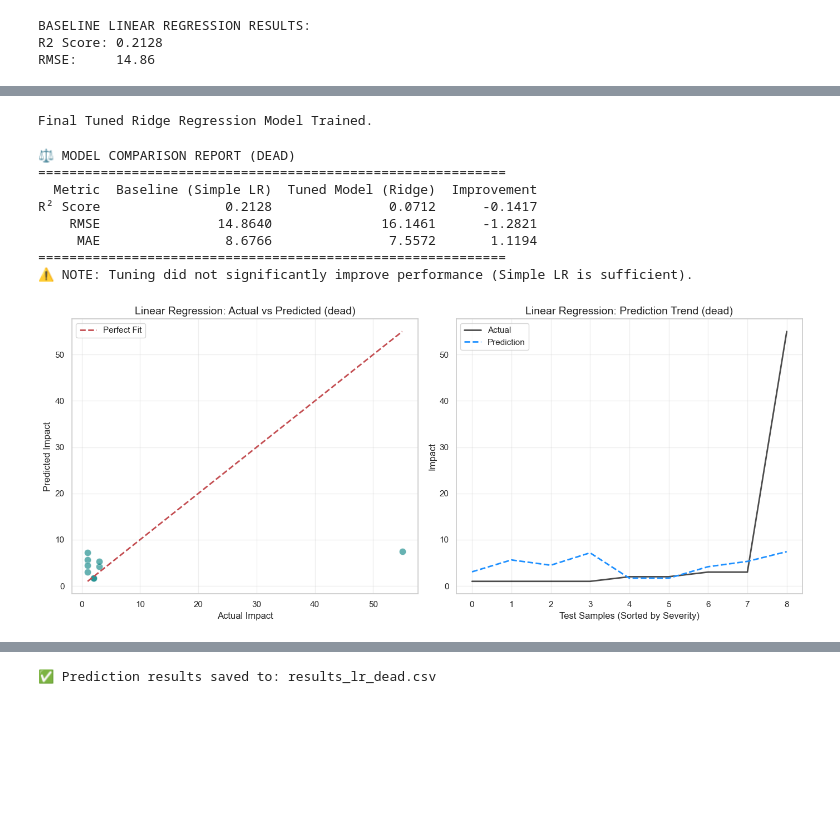
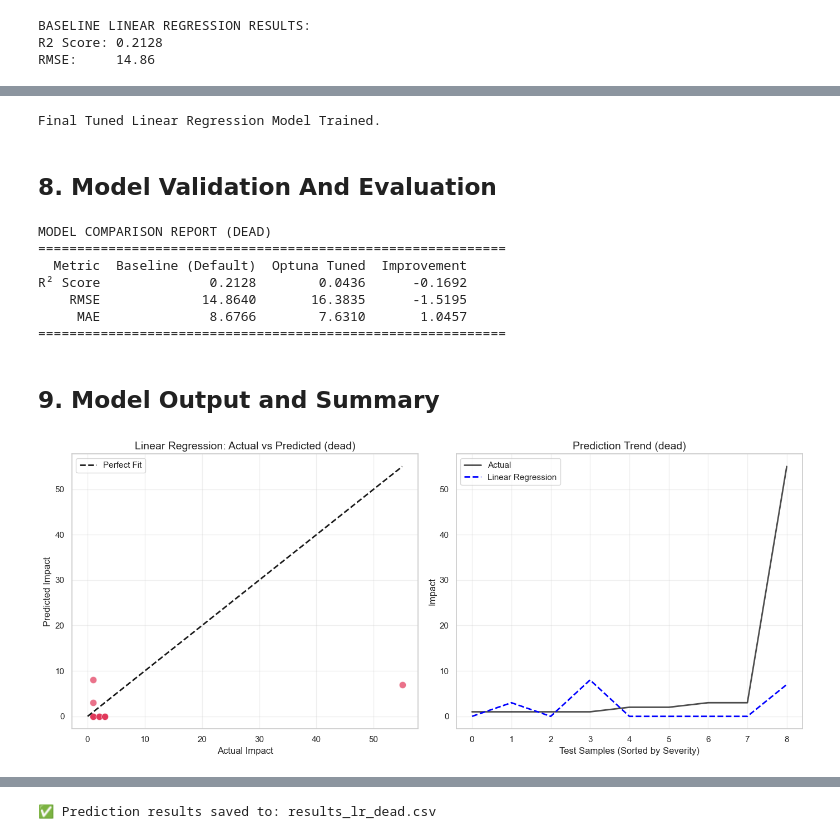
Before and after one commit to hirajya/K-Prototypes-Clustering-Algorithm-for-Post-Tropical-Cyclone-Impact-Profiling-in-the-Philippines, a Jupyter notebook: notebooks/Outcome Prediction/lr-predictions/dead/dead.ipynb, the cells around one changed output, grey strips where cells are left out. Saved outputs shown, nothing was run; the diff lists cells and outputs as text; code cells hidden in the pictures; blank space fills up the shorter version.

```diff
--- a/notebooks/Outcome Prediction/lr-predictions/dead/dead.ipynb
+++ b/notebooks/Outcome Prediction/lr-predictions/dead/dead.ipynb
@@ -10,18 +26,17 @@ import seaborn as sns
 # Machine Learning
 from sklearn.model_selection import train_test_split, cross_val_score
 from sklearn.preprocessing import StandardScaler
-from sklearn.linear_model import LinearRegression, Ridge
+from sklearn.linear_model import LinearRegression
 from sklearn.metrics import mean_absolute_error, mean_squared_error, r2_score
 
-# Optimization and Saving
+# Saving
 import optuna
 import joblib
 import warnings
 
 # Settings
 sns.set(style="whitegrid")
-optuna.logging.set_verbosity(optuna.logging.WARNING)
 warnings.filterwarnings('ignore')
 
-print("✅ Libraries imported.")
+print("Libraries imported.")
 # %% [output]
@@ -226,13 +329,15 @@ Best Alpha: 99.6414
-# %%
-# Initialize Ridge with Best Alpha
-final_model = Ridge(alpha=study.best_params['alpha'])
-
-# Train on full training data
-final_model.fit(X_train, y_train)
-
-print("Final Tuned Ridge Regression Model Trained.")
-# %% [output]
-Final Tuned Ridge Regression Model Trained.
+# %%
+# Initialize Linear Regression with Best Params
+final_model = LinearRegression(**study.best_params)
+
+# Train on full training data
+final_model.fit(X_train, y_train)
+
+print("Final Tuned Linear Regression Model Trained.")
+# %% [output]
+Final Tuned Linear Regression Model Trained.
+# %% [markdown]
+## 8. Model Validation And Evaluation
 # %%
 # --- COMPARISON: BASELINE vs TUNED MODEL ---
 # 1. Get Predictions
@@ -252,8 +357,8 @@ tuned_mae = mean_absolute_error(y_test, y_pred_tuned)
 # 4. Create Comparison Table
 comparison_df = pd.DataFrame({
     'Metric': ['R² Score', 'RMSE', 'MAE'],
-    'Baseline (Simple LR)': [base_r2, base_rmse, base_mae],
-    'Tuned Model (Ridge)': [tuned_r2, tuned_rmse, tuned_mae],
+    'Baseline (Default)': [base_r2, base_rmse, base_mae],
+    'Optuna Tuned': [tuned_r2, tuned_rmse, tuned_mae],
     'Improvement': [
         tuned_r2 - base_r2,
         base_rmse - tuned_rmse,
@@ -261,27 +366,23 @@ comparison_df = pd.DataFrame({
     ]
 })
 
-print(f"⚖️ MODEL COMPARISON REPORT ({TARGET_COLUMN.upper()})")
+print(f"MODEL COMPARISON REPORT ({TARGET_COLUMN.upper()})")
 print("=" * 60)
 print(comparison_df.to_string(index=False, float_format="%.4f"))
 print("=" * 60)
-
-if tuned_rmse < base_rmse:
-    print(f"✅ SUCCESS: Ridge Regularization improved RMSE by {base_rmse - tuned_rmse:,.2f}")
-else:
-    print(f"⚠️ NOTE: Tuning did not significantly improve performance (Simple LR is sufficient).")
 # %% [output]
-⚖️ MODEL COMPARISON REPORT (DEAD)
+MODEL COMPARISON REPORT (DEAD)
 ============================================================
-  Metric  Baseline (Simple LR)  Tuned Model (Ridge)  Improvement
-R² Score                0.2128               0.0712      -0.1417
-    RMSE               14.8640              16.1461      -1.2821
-     MAE                8.6766               7.5572       1.1194
+  Metric  Baseline (Default)  Optuna Tuned  Improvement
+R² Score              0.2128        0.0436      -0.1692
+    RMSE             14.8640       16.3835      -1.5195
+     MAE              8.6766        7.6310       1.0457
 ============================================================
-⚠️ NOTE: Tuning did not significantly improve performance (Simple LR is sufficient).
+# %% [markdown]
+## 9. Model Output and Summary
 # %%
 # --- 1. Generate Predictions ---
-y_pred_final = np.maximum(final_model.predict(X_test), 0)
+y_pred_final = np.round(np.maximum(final_model.predict(X_test), 0)).astype(int)
 
 # --- 2. Calculate Metrics ---
 r2 = r2_score(y_test, y_pred_final)
@@ -289,37 +390,37 @@ rmse = np.sqrt(mean_squared_error(y_test, y_pred_final))
 mae = mean_absolute_error(y_test, y_pred_final)
 
 # --- 3. Visualization: Actual vs Predicted ---
 plt.figure(figsize=(14, 6))
 
 # Plot A: Scatter Plot
 plt.subplot(1, 2, 1)
-sns.scatterplot(x=y_test, y=y_pred_final, alpha=0.6, s=80, color='teal')
+sns.scatterplot(x=y_test, y=y_pred_final, alpha=0.6, s=80, color='crimson')
 # Perfect fit line
 min_val = min(y_test.min(), y_pred_final.min())
 max_val = max(y_test.max(), y_pred_final.max())
-plt.plot([min_val, max_val], [min_val, max_val], 'r--', lw=2, label='Perfect Fit')
+plt.plot([min_val, max_val], [min_val, max_val], 'k--', lw=2, label='Perfect Fit')
 
 plt.title(f'Linear Regression: Actual vs Predicted ({TARGET_COLUMN})', fontsize=14)
 plt.xlabel('Actual Impact')
 plt.ylabel('Predicted Impact')
 plt.legend()
 plt.grid(True, alpha=0.3)
 
 # Plot B: Trend Line (Sorted)
 plt.subplot(1, 2, 2)
 sorted_idx = np.argsort(y_test.values)
 plt.plot(y_test.values[sorted_idx], label='Actual', color='black', linewidth=2, alpha=0.7)
-plt.plot(y_pred_final[sorted_idx], label='Prediction', color='dodgerblue', linestyle='--', linewidth=2)
+plt.plot(y_pred_final[sorted_idx], label='Linear Regression', color='blue', linestyle='--', linewidth=2)
 
-plt.title(f'Linear Regression: Prediction Trend ({TARGET_COLUMN})', fontsize=14)
+plt.title(f'Prediction Trend ({TARGET_COLUMN})', fontsize=14)
 plt.xlabel('Test Samples (Sorted by Severity)')
 plt.ylabel('Impact')
 plt.legend()
 plt.grid(True, alpha=0.3)
 
 plt.tight_layout()
 plt.show()
 # %% [output]
-[figure, old version]
+[figure, new version]
 # %%
 # --- Print Final Metrics ---
```
Also changed, not shown: parts of 26 cells of this notebook, 1 other file.
